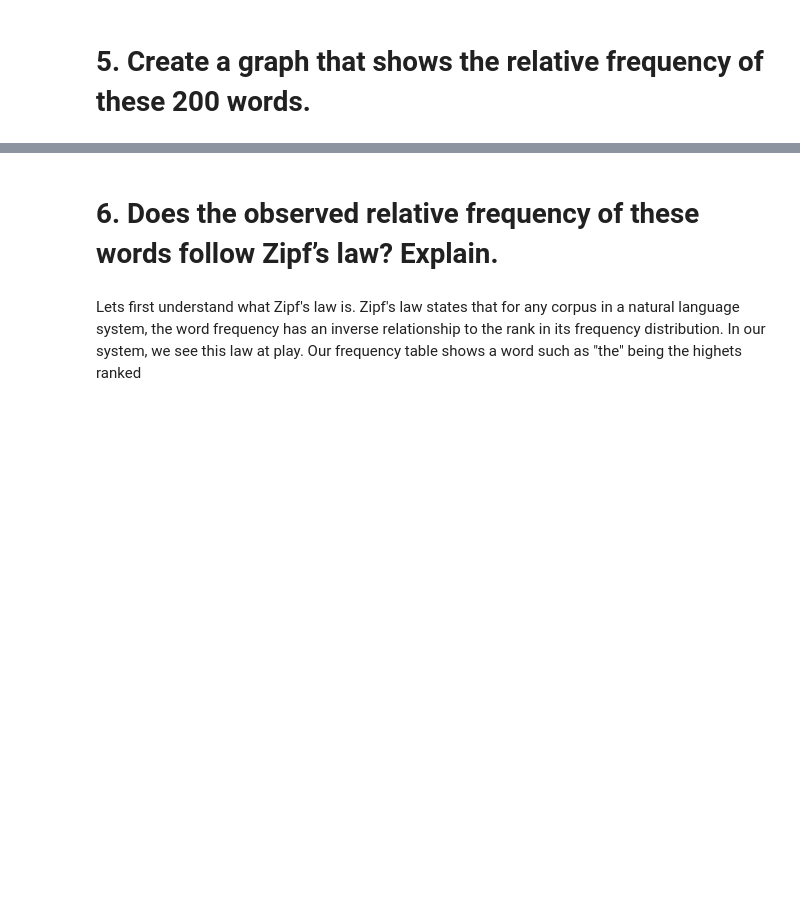
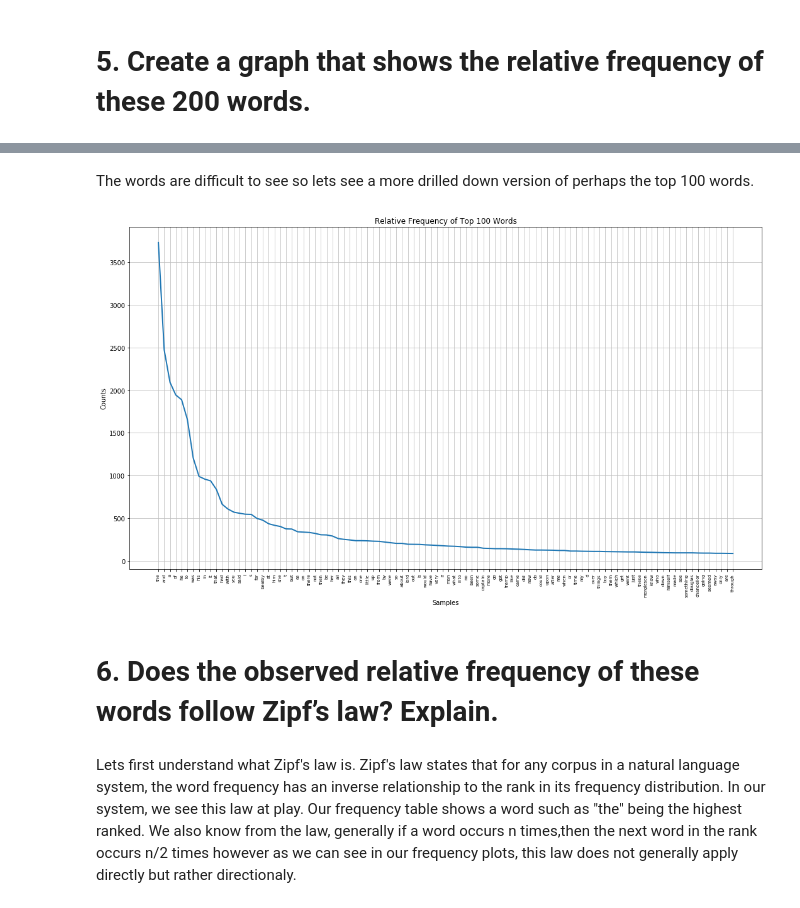
Before and after one commit to vindication09/DATA-620, a Jupyter notebook: DATA 620 Week 4a.ipynb, the cells around one changed output, grey strips where cells are left out. Drawn from its saved outputs; the diff is of its cells as text; code cells hidden in the pictures; blank space fills up the shorter version.

```diff
--- a/DATA 620 Week 4a.ipynb
+++ b/DATA 620 Week 4a.ipynb
@@ -241,4 +241,18 @@ fd.plot(200)
+# %% [markdown]
+The words are difficult to see so lets see a more drilled down version of perhaps the top 100 words.
+# %%
+plot.figure(figsize=(18, 10))
+
+plot.xticks(rotation=90)
+
+plot.rc('xtick', labelsize=10)
+
+plot.title("Relative Frequency of Top 100 Words")
+
+fd.plot(100)
+# %% [output]
+[figure, added]
 # %% [markdown]
 # 6. Does the observed relative frequency of these words follow Zipf’s law? Explain.
 # %% [markdown]
-Lets first understand what Zipf's law is. Zipf's law states that for any corpus in a natural language system, the word frequency has an inverse relationship to the rank in its frequency distribution. In our system, we see this law at play. Our frequency table shows a word such as "the" being the highets ranked
+Lets first understand what Zipf's law is. Zipf's law states that for any corpus in a natural language system, the word frequency has an inverse relationship to the rank in its frequency distribution. In our system, we see this law at play. Our frequency table shows a word such as "the" being the highest ranked. We also know from the law, generally if a word occurs n times,then the next word in the rank occurs n/2 times however as we can see in our frequency plots, this law does not generally apply directly but rather directionaly.
```
Also changed, not shown: parts of 4 cells of this notebook.
